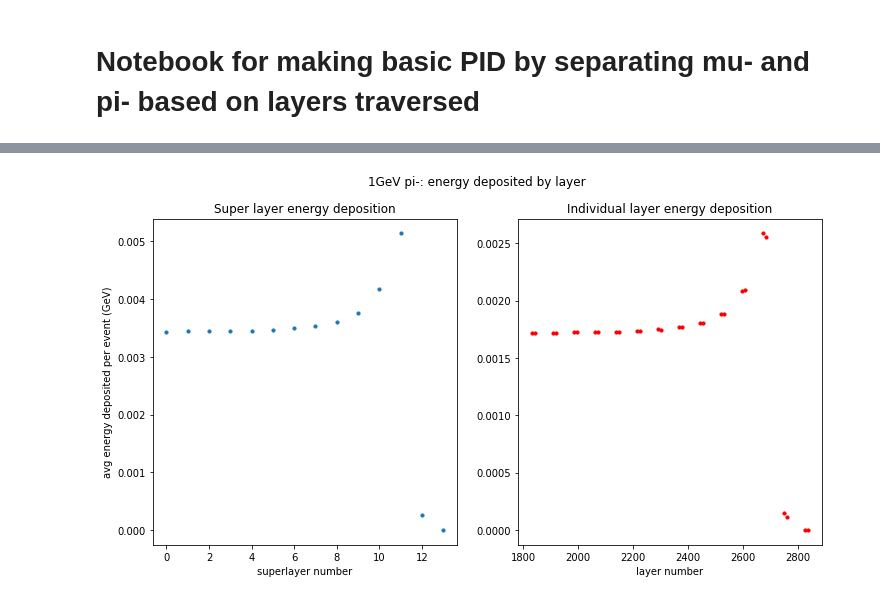
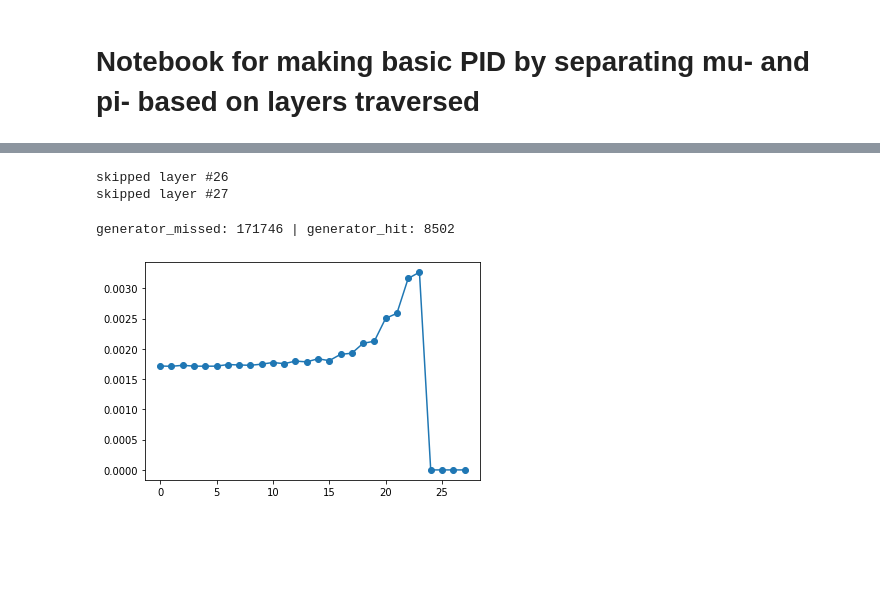
Before and after one commit to RowanKell/work_eic, a Jupyter notebook: macros/PID/PID.ipynb, the cells around one changed output, grey strips where cells are left out. Drawn from its saved outputs; the diff is of its cells as text; code cells hidden in the pictures; blank space fills up the shorter version.

```diff
--- a/macros/PID/PID.ipynb
+++ b/macros/PID/PID.ipynb
@@ -60,4 +147,59 @@ skipped 0 events
+# %%
+hist = [[] for i in range(28)]
+generator_missed = 0
+generator_hit = 0
+for event_idx in range(len(x_pos_branch)):
+    event_layer_hits = []
+    #for each event, loop over the particles to find mu/pi
+    for hit_idx in range(len(x_pos_branch[event_idx])):
+        hit_position_x = x_pos_branch[event_idx][hit_idx]
+
+        layer_number = -1
+        hit_energy = -1
+
+        MC_idx = Hits_MC_idx_branch[event_idx][hit_idx]
+        if(not gen_status_branch[event_idx][MC_idx]):
+            generator_missed += 1
+            continue
+        else:
+            generator_hit += 1
+        for layer_num in range(len(layer_map)):
+            if((hit_position_x > (layer_map[layer_num]  - 5)) and (hit_position_x < (layer_map[layer_num]  + 5))):
+                layer_number = layer_num
+                break
+
+        hit_energy = EDep_branch[event_idx][hit_idx]
+        if(layer_number == -1):
+            skip_count += 1
+            continue
+        hist[layer_number].append(hit_energy)
+hist_means = np.empty(28)
+for i in range(len(hist)):
+    if(len(hist[i]) == 0):
+        hist_means[i] = 0
+        print(f"skipped layer #{i}")
+    else:
+        hist_means[i] = np.mean(hist[i])
+# %% [output]
+skipped layer #26
+skipped layer #27
+# %%
+print(f"generator_missed: {generator_missed} | generator_hit: {generator_hit}")
+# %% [output]
+generator_missed: 171746 | generator_hit: 8502
+# %%
+plot.plot(hist_means, marker="o");
+# %% [output]
+[figure, added]
 # %%
+super_layer_EDep = np.zeros(14)
+for i in range(len(layer_EDep)):
+    super_layer_num = int(np.floor(i / 2))
+    super_layer_EDep[super_layer_num] += layer_EDep[i]
+super_layer_EDep = super_layer_EDep / len(x_pos_branch)
+layer_EDep = layer_EDep / len(x_pos_branch)
+print(f"skipped {skip_count} events")
+
 fig,(ax1,ax2) = plot.subplots(1,2,figsize=(12,6))
 fig.suptitle("1GeV pi-: energy deposited by layer")
 ax1.set_title("Super layer energy deposition")
@@ -71,5 +213,3 @@ ax1.scatter(range(14),super_layer_EDep,10)
 ax2.scatter(layer_map,layer_EDep,10,color = 'r',marker='o')
 fig.show()
 # fig.savefig("plots/energy_dep/mu_1GeV_10k_edep_vs_layer_num.jpeg")
-# %% [output]
-[figure, removed]
```
Also changed, not shown: parts of 7 cells of this notebook, 23 other files.
